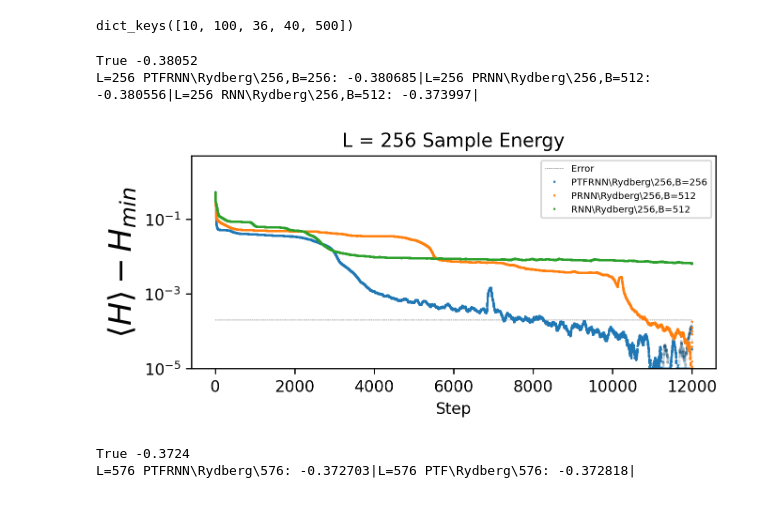
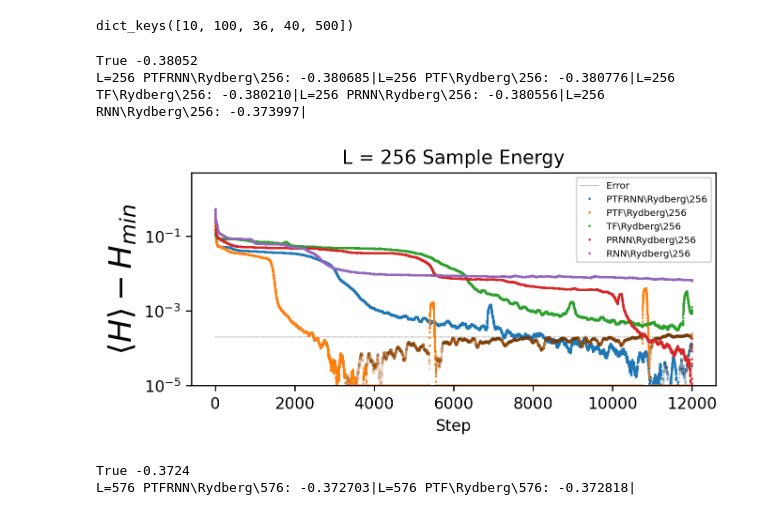
Before and after one commit to ksprague1/NN-QSR, a Jupyter notebook: Results.ipynb, the cells around one changed output. Saved outputs shown, nothing was run; the diff lists cells and outputs as text; code cells hidden in the pictures.

Commit message:
Updated results plotting

```diff
--- a/Results.ipynb
+++ b/Results.ipynb
@@ -142,12 +142,12 @@ def graphs(allpaths,useTimes=False, metric="Sample",label_idx=1,err=False,smooth
                     #plt.ylim(bestmin/2,5)
 
             #print(outs.mean())
-
+            tmp=path.split("-")
+            tmp=tmp[0].split("\\")+tmp[1:]
             if type(label_idx)==type([]):
-                tmp=path.split("-")
                 label = "".join([tmp[i]+"," for i in label_idx])[:-1]
             else:
-                label = path.split("-")[label_idx]
+                label = tmp[label_idx]
 
             print("L=%d %s: %f"%(key,label,avgs.min()),end="|")
             #plt.plot(DEBUG[:,5]/Lx/Ly-exact_energy,alpha=0.1,color='b',marker='o',markersize=2,linewidth=0.0,markevery=5,label="RNN Sample")
@@ -186,16 +186,15 @@ def graphs(allpaths,useTimes=False, metric="Sample",label_idx=1,err=False,smooth
 dict_keys([10, 100, 36, 40, 500])
 # %%
 p = getpaths("PTFRNN\\Rydberg",["256-NoQ"])
-#p[256] += getpaths("PTF\\Rydberg",["256-NoQ","\\1"],alldir=True)[256]
-#p[256] += getpaths("TF\\Rydberg",["256","0.00\\R"],alldir=True)[256]
+p[256] += getpaths("PTF\\Rydberg",["256-NoQ","\\1"],alldir=True)[256]
+p[256] += getpaths("TF\\Rydberg",["256","0.00\\R"],alldir=True)[256]
 p[256] += getpaths("PRNN\\Rydberg",["256","333"],alldir=False)[256]
 p[256] += getpaths("RNN\\Rydberg",["256","333"],alldir=False)[256]
-#p[256] += getpaths("PRNN\\Rydberg",["256","512"],alldir=True)[256]
-graphs(p,useTimes=False, metric="Sample",label_idx=[0,2],err=False,smoothing=100)
+graphs(p,useTimes=False, metric="Sample",label_idx=[0],err=False,smoothing=100)
 # %% [output]
 True -0.38052
-L=256 PTFRNN\Rydberg\256,B=256: -0.380685|L=256 PRNN\Rydberg\256,B=512: -0.380556|L=256 RNN\Rydberg\256,B=512: -0.373997|
+L=256 PTFRNN\Rydberg\256: -0.380685|L=256 PTF\Rydberg\256: -0.380776|L=256 TF\Rydberg\256: -0.380210|L=256 PRNN\Rydberg\256: -0.380556|L=256 RNN\Rydberg\256: -0.373997|
-[figure, old version]
+[figure, new version]
 # %%
 p = getpaths("PTFRNN\\Rydberg",["576"])
 p[576] += getpaths("PTF\\Rydberg",["576"])[576]
```
Also changed, not shown: parts of 2 cells of this notebook.
